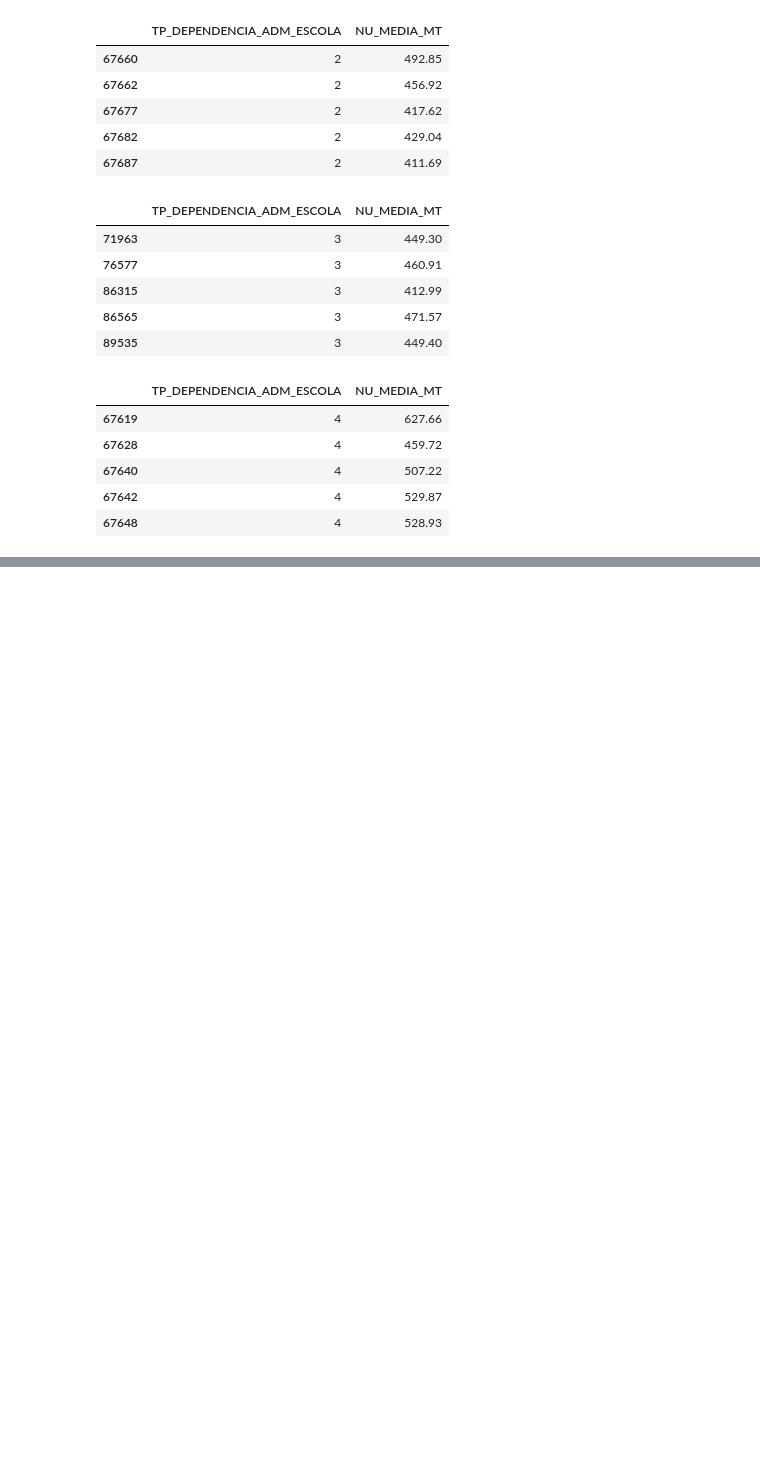
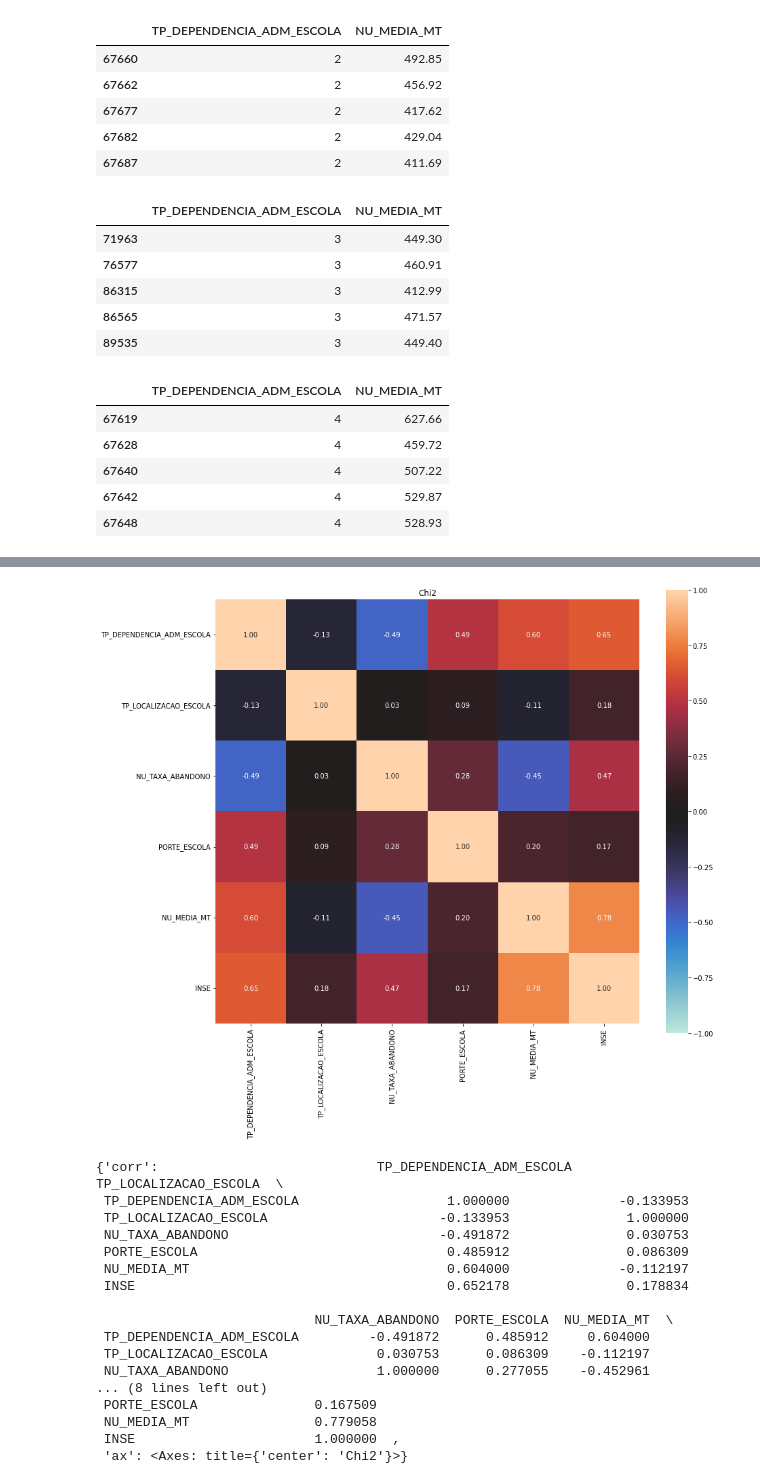
Before and after one commit to insper-classroom/23-1a-cd-p2-lucca_pedro_rafael, a Jupyter notebook: P2.ipynb, the cells around one changed output, grey strips where cells are left out. Cells and saved outputs as stored; diff of their text form; code cells hidden in the pictures; blank space fills up the shorter version.

Commit message:
analise_dython

```diff
--- a/P2.ipynb
+++ b/P2.ipynb
@@ -119,0 +156,22 @@ tipo4.head()
+# %%
+from dython.nominal import associations
+associations(dados_limpando, figsize=(14,12), title='Chi2')
+# %% [output]
+[figure, added]
+{'corr':                            TP_DEPENDENCIA_ADM_ESCOLA  TP_LOCALIZACAO_ESCOLA  \
+ TP_DEPENDENCIA_ADM_ESCOLA                   1.000000              -0.133953
+ TP_LOCALIZACAO_ESCOLA                      -0.133953               1.000000
+ NU_TAXA_ABANDONO                           -0.491872               0.030753
+ PORTE_ESCOLA                                0.485912               0.086309
+ NU_MEDIA_MT                                 0.604000              -0.112197
+ INSE                                        0.652178               0.178834
+
+                            NU_TAXA_ABANDONO  PORTE_ESCOLA  NU_MEDIA_MT  \
+ TP_DEPENDENCIA_ADM_ESCOLA         -0.491872      0.485912     0.604000
+ TP_LOCALIZACAO_ESCOLA              0.030753      0.086309    -0.112197
+ NU_TAXA_ABANDONO                   1.000000      0.277055    -0.452961
+... (8 lines left out)
+ PORTE_ESCOLA               0.167509
+ NU_MEDIA_MT                0.779058
+ INSE                       1.000000  ,
+ 'ax': <Axes: title={'center': 'Chi2'}>}
```
Also changed, not shown: parts of 2 cells of this notebook.
